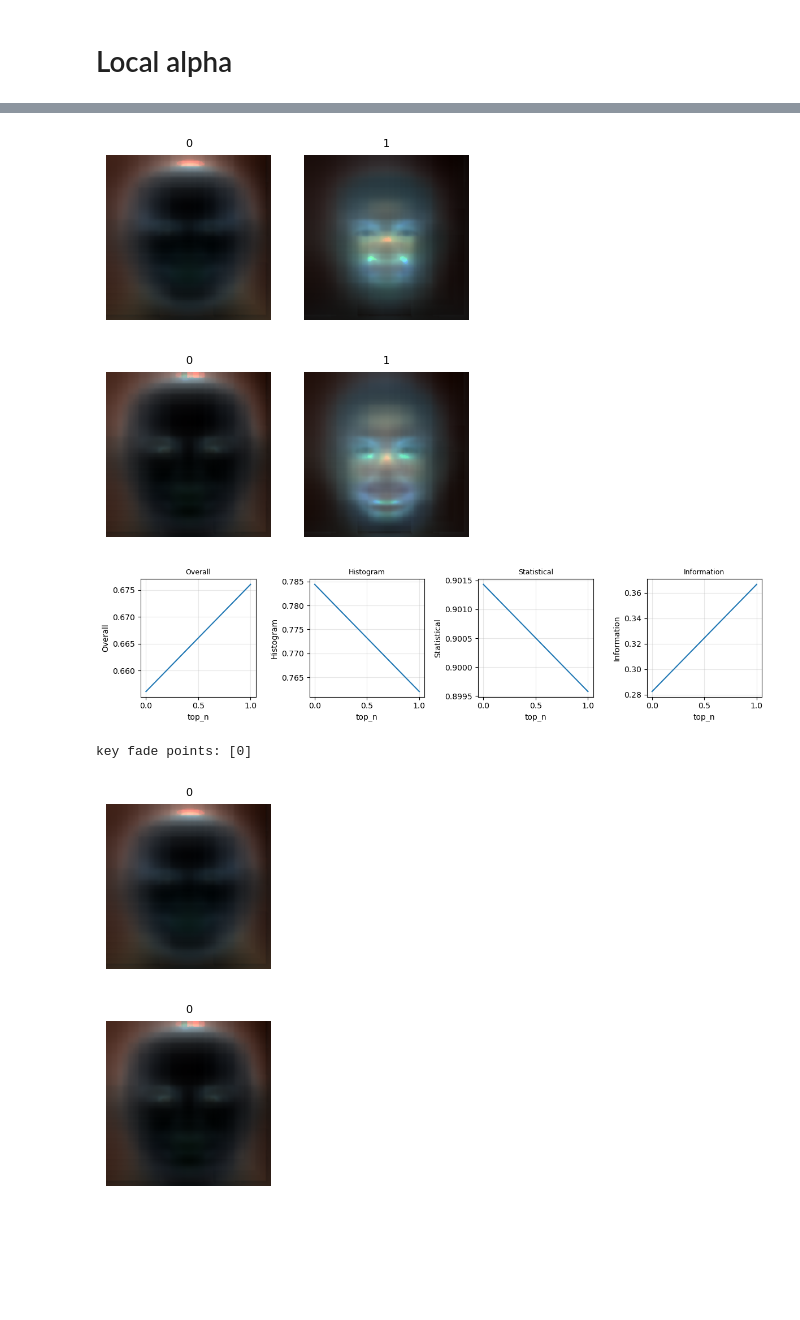
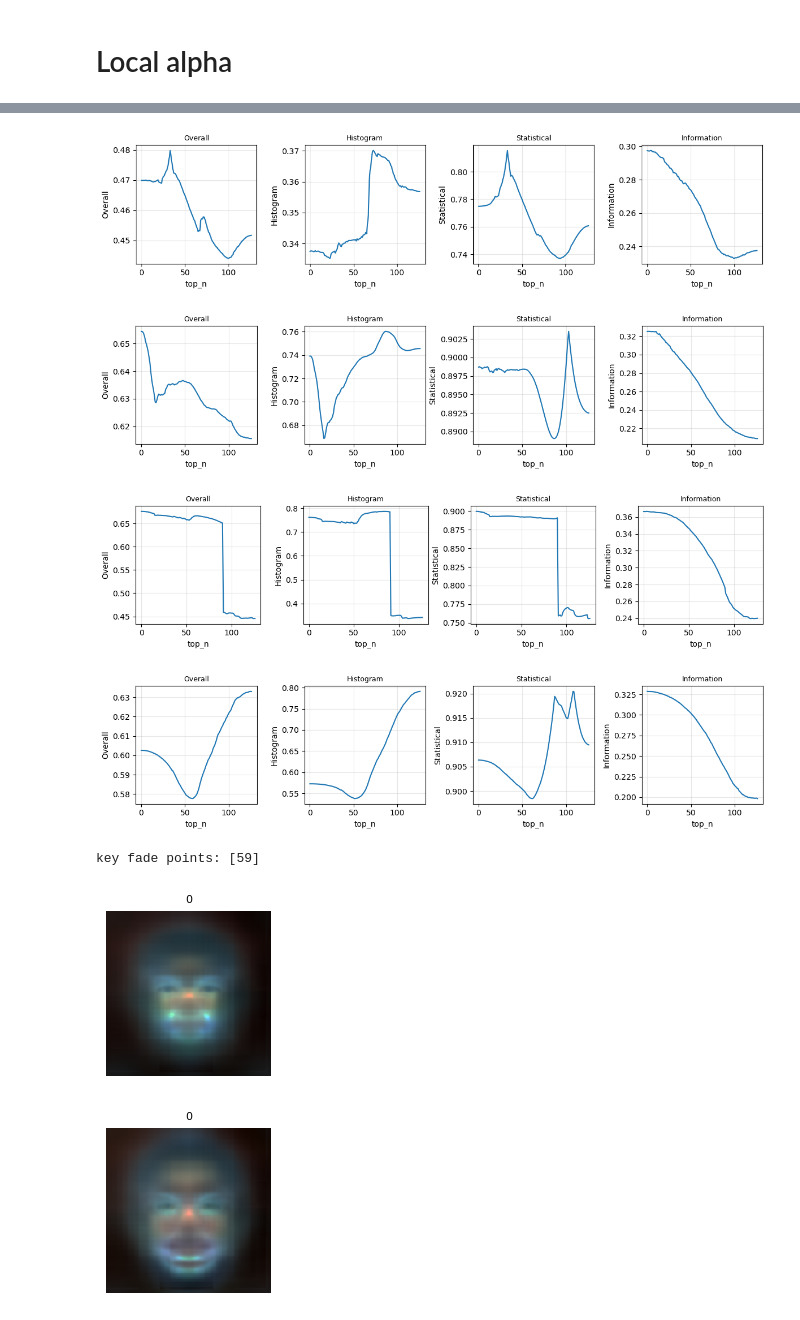
Before and after one commit to jim-xie-cn/Research-Deepfake-v2, a Jupyter notebook: preprocess.ipynb, the cells around one changed output, grey strips where cells are left out. Saved outputs shown, nothing was run; the diff lists cells and outputs as text; code cells hidden in the pictures; blank space fills up the shorter version.

```diff
--- a/preprocess.ipynb
+++ b/preprocess.ipynb
@@ -31,8 +35,13 @@ def compaire_similar(real_list,fake_list):
     df_score = pd.DataFrame(all_data)
     df_score['top_n'] = df_score.index
     ys = ["Overall", "Histogram", "Statistical", "Information"]
-    CImageSimilarity.display_plots(df_score, x="top_n", ys=ys)
+    if len(real_list) > 1:
+        CImageSimilarity.display_plots(df_score, x="top_n", ys=ys)
+    else:
+        display(df_score)
+    return df_score
 
+def show_compare(df_score,real_list,fake_list):
     #相似度score的拐点
     idx = CImageSimilarity.find_peaks(-df_score['Overall'],prominence=0.0001)
     if len(idx) == 0:
@@ -50,9 +59,18 @@ real_mean = CImageUtils.read_image("./images/real-mean.exr")
 real_std = CImageUtils.read_image("./images/real-std.exr")
 real_mean = cv2.cvtColor(real_mean, cv2.COLOR_BGR2RGB)
 real_std = cv2.cvtColor(real_std, cv2.COLOR_BGR2RGB)
-CImageUtils.display([real_mean,real_std])
 fake_mean = CImageUtils.read_image("./images/fake-mean.exr")
 fake_std = CImageUtils.read_image("./images/fake-std.exr")
 fake_mean = cv2.cvtColor(fake_mean, cv2.COLOR_BGR2RGB)
 fake_std = cv2.cvtColor(fake_std, cv2.COLOR_BGR2RGB)
-CImageUtils.display([fake_mean,fake_std])
+
+real_mean = get_face_image(detector,"./images/real-mean.exr")
+fake_mean = get_face_image(detector,"./images/fake-mean.exr")
+
+real_mean = CImageUtils.resize(real_mean)
+fake_mean = CImageUtils.resize(fake_mean)
+
+real_mean_list = CImageDecompose(real_mean).get_svd_auto(count=128)
+fake_mean_list = CImageDecompose(fake_mean).get_svd_auto(count=128)
+real_std_list = CImageDecompose(real_std).get_svd_auto(count=128)
+fake_std_list = CImageDecompose(fake_std).get_svd_auto(count=128)
@@ -86,15 +128,34 @@ key fade points: [117 119 226 250]
 # %%
-real_alpha_mean = CImageAlpha(real_mean).get_raw_alpha()
-real_alpha_std = CImageAlpha(real_std).get_raw_alpha()
-fake_alpha_mean = CImageAlpha(fake_mean).get_raw_alpha()
-fake_alpha_std = CImageAlpha(fake_std).get_raw_alpha()
-CImageUtils.display([real_alpha_mean,real_alpha_std])
-CImageUtils.display([fake_alpha_mean,fake_alpha_std])
-compaire_similar([real_alpha_mean,real_alpha_std],[fake_alpha_mean,fake_alpha_std])
+real_list = []
+fake_list = []
+for real,fake in tqdm(zip(real_mean_list,fake_mean_list),total=len(real_mean_list)):
+    img1 = CImageAlpha(real).get_raw_alpha()
+    img2 = CImageAlpha(fake).get_raw_alpha()
+    real_list.append(img1)
+    fake_list.append(img2)
+
+df_score = compaire_similar(real_list,fake_list)
+df_score = compaire_similar(real_mean_list,fake_mean_list)
+
+real_list = []
+fake_list = []
+for real,fake in tqdm(zip(real_std_list,fake_std_list),total=len(real_std_list)):
+    img1 = CImageAlpha(real).get_raw_alpha()
+    img2 = CImageAlpha(fake).get_raw_alpha()
+    real_list.append(img1)
+    fake_list.append(img2)
+
+df_score = compaire_similar(real_list,fake_list)
+df_score = compaire_similar(real_std_list,fake_std_list)
+show_compare(df_score,real_list,fake_list)
+#show_compare(df_score,real_list,fake_list)
+#CImageUtils.display([real_alpha_mean,real_alpha_std])
+#CImageUtils.display([fake_alpha_mean,fake_alpha_std])
 # %% [output]
-[figure, old version]
+[figure, new version]
-[figure, old version]
+[figure, new version]
-[figure, old version]
+[figure, new version]
+[figure, new version]
-key fade points: [0]
+key fade points: [59]
-[figure, old version]
-[figure, old version]
+[figure, new version]
+[figure, added]
```
Also changed, not shown: parts of 21 cells of this notebook, 30 other files.
